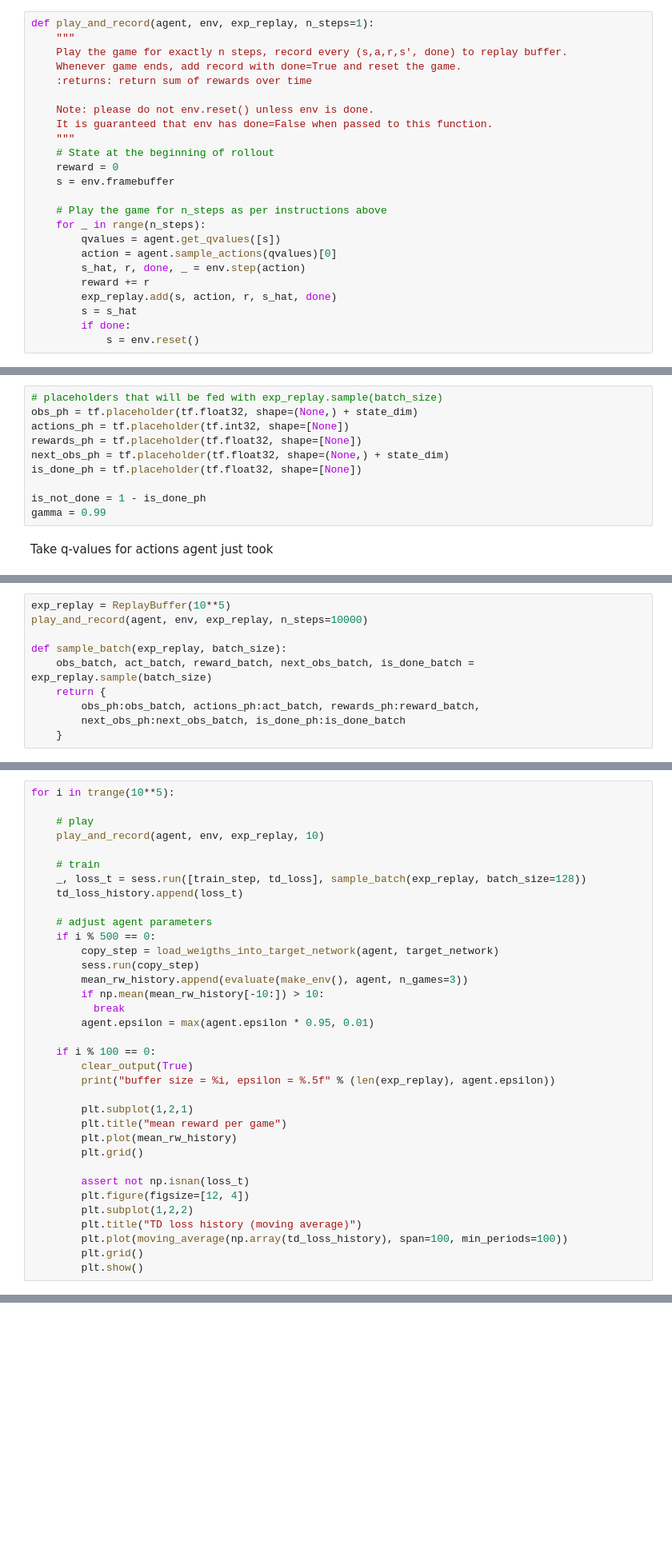
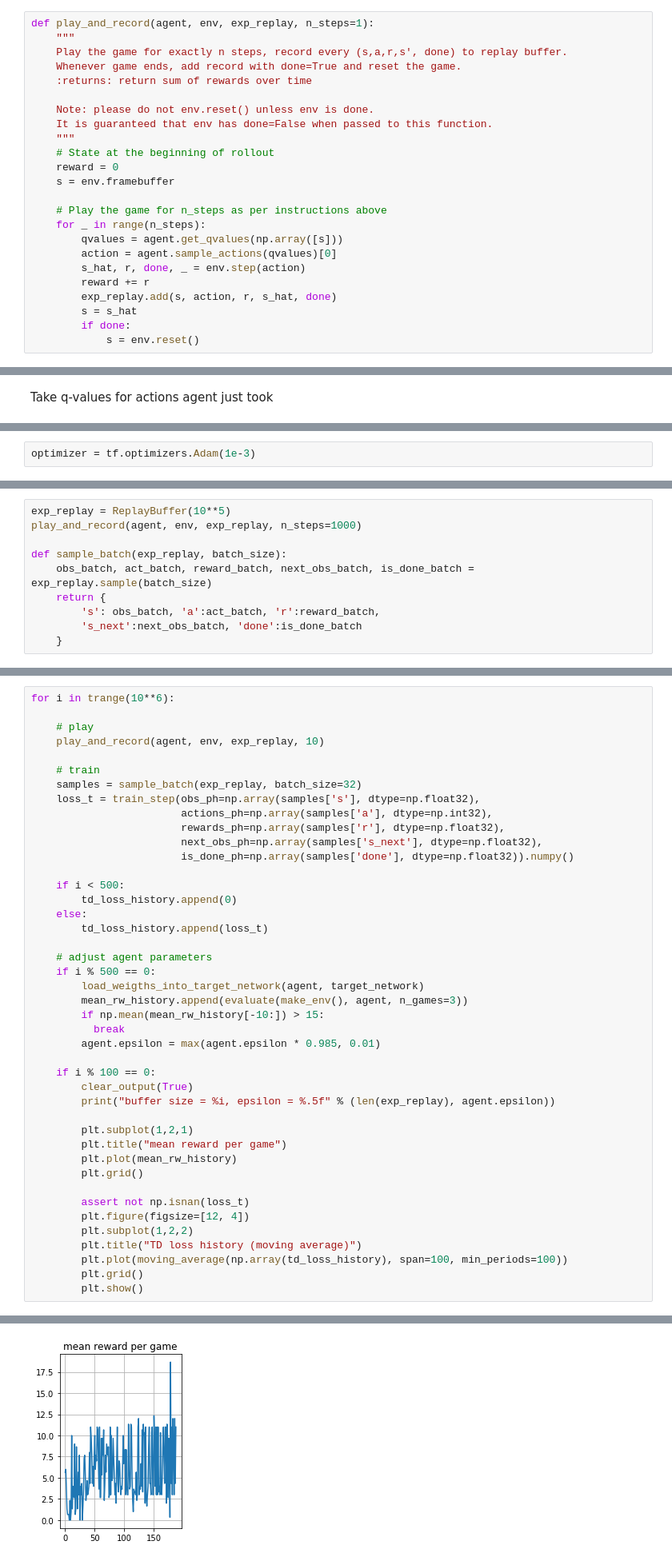
Before and after one commit to ap-rl-research/RL_Algos_Implementation, a Jupyter notebook: DQN/dqn_atari.ipynb, the cells around one changed output, grey strips where cells are left out. Shown at 80% size. Saved outputs shown, nothing was run; the diff lists cells and outputs as text; blank space fills up the shorter version.

```diff
--- a/DQN/dqn_atari.ipynb
+++ b/DQN/dqn_atari.ipynb
@@ -384,7 +356,7 @@ def play_and_record(agent, env, exp_replay, n_steps=1):
 
     # Play the game for n_steps as per instructions above
     for _ in range(n_steps):
-        qvalues = agent.get_qvalues([s])
+        qvalues = agent.get_qvalues(np.array([s]))
         action = agent.sample_actions(qvalues)[0]
         s_hat, r, done, _ = env.step(action)
         reward += r
@@ -451,15 +419,5 @@ It works!
 # %% [markdown]
 ### Learning with... Q-learning
 Here we write a function similar to `agent.update` from tabular q-learning.
-# %%
-# placeholders that will be fed with exp_replay.sample(batch_size)
-obs_ph = tf.placeholder(tf.float32, shape=(None,) + state_dim)
-actions_ph = tf.placeholder(tf.int32, shape=[None])
-rewards_ph = tf.placeholder(tf.float32, shape=[None])
-next_obs_ph = tf.placeholder(tf.float32, shape=(None,) + state_dim)
-is_done_ph = tf.placeholder(tf.float32, shape=[None])
-
-is_not_done = 1 - is_done_ph
-gamma = 0.99
 # %% [markdown]
 Take q-values for actions agent just took
@@ -516,3 +463,5 @@ Splendid!
+# %%
+optimizer = tf.optimizers.Adam(1e-3)
 # %% [markdown]
 ### Main loop
 
@@ -529,11 +478,11 @@ mean_rw_history = []
 td_loss_history = []
 # %%
 exp_replay = ReplayBuffer(10**5)
-play_and_record(agent, env, exp_replay, n_steps=10000)
+play_and_record(agent, env, exp_replay, n_steps=1000)
 
 def sample_batch(exp_replay, batch_size):
     obs_batch, act_batch, reward_batch, next_obs_batch, is_done_batch = exp_replay.sample(batch_size)
     return {
-        obs_ph:obs_batch, actions_ph:act_batch, rewards_ph:reward_batch,
-        next_obs_ph:next_obs_batch, is_done_ph:is_done_batch
+        's': obs_batch, 'a':act_batch, 'r':reward_batch,
+        's_next':next_obs_batch, 'done':is_done_batch
     }
@@ -540,21 +516,29 @@ def sample_batch(exp_replay, batch_size):
 # %%
-for i in trange(10**5):
+for i in trange(10**6):
 
     # play
     play_and_record(agent, env, exp_replay, 10)
 
     # train
-    _, loss_t = sess.run([train_step, td_loss], sample_batch(exp_replay, batch_size=128))
-    td_loss_history.append(loss_t)
+    samples = sample_batch(exp_replay, batch_size=32)
+    loss_t = train_step(obs_ph=np.array(samples['s'], dtype=np.float32),
+                        actions_ph=np.array(samples['a'], dtype=np.int32),
+                        rewards_ph=np.array(samples['r'], dtype=np.float32),
+                        next_obs_ph=np.array(samples['s_next'], dtype=np.float32),
+                        is_done_ph=np.array(samples['done'], dtype=np.float32)).numpy()
+
+    if i < 500:
+        td_loss_history.append(0)
+    else:
+        td_loss_history.append(loss_t)
 
     # adjust agent parameters
     if i % 500 == 0:
-        copy_step = load_weigths_into_target_network(agent, target_network)
-        sess.run(copy_step)
+        load_weigths_into_target_network(agent, target_network)
         mean_rw_history.append(evaluate(make_env(), agent, n_games=3))
-        if np.mean(mean_rw_history[-10:]) > 10:
+        if np.mean(mean_rw_history[-10:]) > 15:
           break
-        agent.epsilon = max(agent.epsilon * 0.95, 0.01)
+        agent.epsilon = max(agent.epsilon * 0.985, 0.01)
 
     if i % 100 == 0:
         clear_output(True)
@@ -577,0 +561 @@ Buffered data was truncated after reaching the output size limit.
+[figure, added]
```
Also changed, not shown: parts of 20 cells of this notebook, 26 other files.
